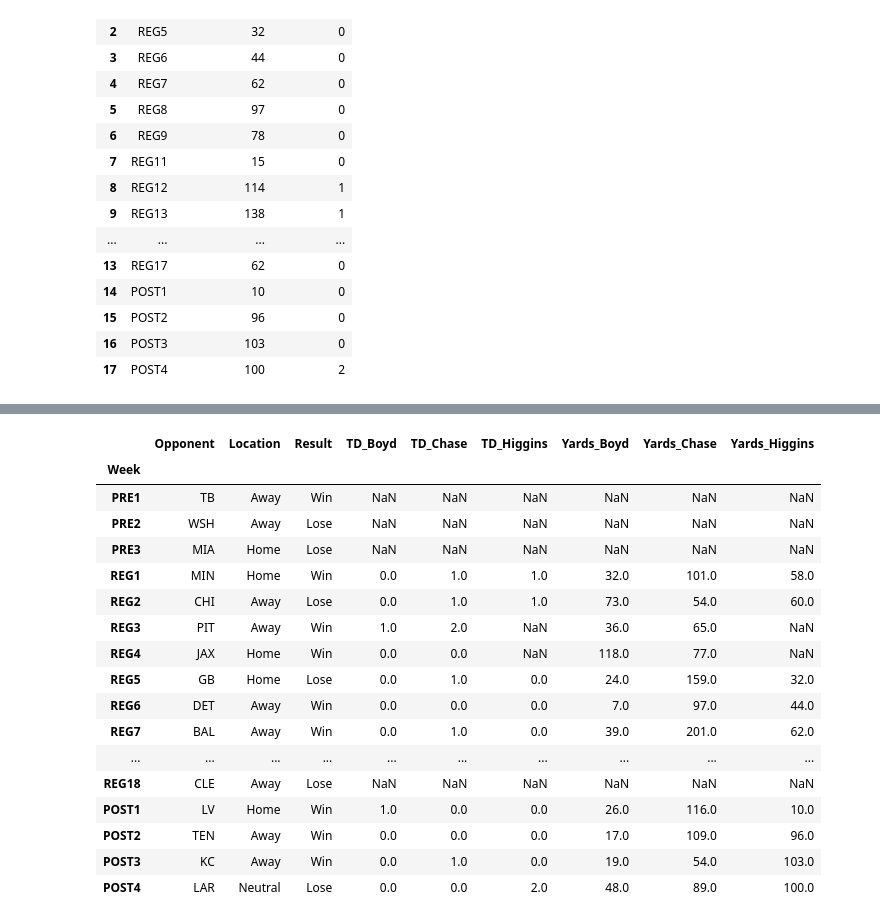
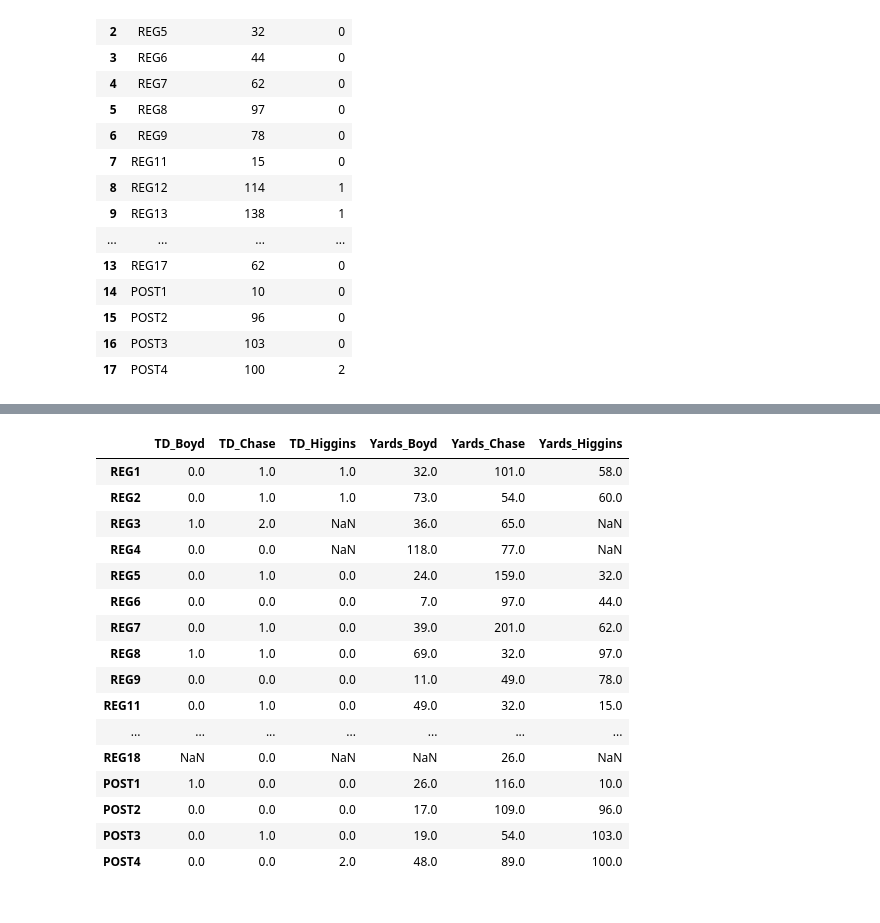
Before and after one commit to HussHam/mindex_data_test, a Jupyter notebook: bengals_script.ipynb, the cells around one changed output, grey strips where cells are left out. Cells and saved outputs as stored; diff of their text form; code cells hidden in the pictures.

Commit message:
merged together the dataframes

```diff
--- a/bengals_script.ipynb
+++ b/bengals_script.ipynb
@@ -193,23 +111,39 @@ display(final_df)
-# %%
-#There's alot of NaN in the table, lets clean some of it up before commiting it to Postgres
-final_df.fillna({'Opponent':'Bye', 'Location':'Bye','Result':'Bye'},inplace=True)
-display(final_df)
-# %% [output]
-|  | Opponent | Location | Result | TD_Boyd | TD_Chase | TD_Higgins | Yards_Boyd | Yards_Chase | Yards_Higgins |
-| Week |  |  |  |  |  |  |  |  |  |
-| PRE1 | TB | Away | Win | NaN | NaN | NaN | NaN | NaN | NaN |
-| PRE2 | WSH | Away | Lose | NaN | NaN | NaN | NaN | NaN | NaN |
-| PRE3 | MIA | Home | Lose | NaN | NaN | NaN | NaN | NaN | NaN |
-| REG1 | MIN | Home | Win | 0.0 | 1.0 | 1.0 | 32.0 | 101.0 | 58.0 |
-| REG2 | CHI | Away | Lose | 0.0 | 1.0 | 1.0 | 73.0 | 54.0 | 60.0 |
-| REG3 | PIT | Away | Win | 1.0 | 2.0 | NaN | 36.0 | 65.0 | NaN |
-| REG4 | JAX | Home | Win | 0.0 | 0.0 | NaN | 118.0 | 77.0 | NaN |
-| REG5 | GB | Home | Lose | 0.0 | 1.0 | 0.0 | 24.0 | 159.0 | 32.0 |
-| REG6 | DET | Away | Win | 0.0 | 0.0 | 0.0 | 7.0 | 97.0 | 44.0 |
-| REG7 | BAL | Away | Win | 0.0 | 1.0 | 0.0 | 39.0 | 201.0 | 62.0 |
-| ... | ... | ... | ... | ... | ... | ... | ... | ... | ... |
-| REG18 | CLE | Away | Lose | NaN | NaN | NaN | NaN | NaN | NaN |
-| POST1 | LV | Home | Win | 1.0 | 0.0 | 0.0 | 26.0 | 116.0 | 10.0 |
-| POST2 | TEN | Away | Win | 0.0 | 0.0 | 0.0 | 17.0 | 109.0 | 96.0 |
-| POST3 | KC | Away | Win | 0.0 | 1.0 | 0.0 | 19.0 | 54.0 | 103.0 |
-| POST4 | LAR | Neutral | Lose | 0.0 | 0.0 | 2.0 | 48.0 | 89.0 | 100.0 |
+# %%
+#group the recievers
+receivers = [boyd,chase,higgins]
+#set the index as week for all the DF
+receivers = [df.set_index('Week') for df in receivers]
+#join them together with the first df
+merged_wr = receivers[0].join(receivers[1:], how='outer')
+
+#Sort columns so TD's and Yard's are grouped together
+merged_wr.sort_index(axis=1, inplace=True)
+
+#REG18 is in the wrong spot, only 1 row so just manually swap it into place for now
+
+#grab the row
+reg18 = merged_wr.loc['REG18']
+#remove it from the df
+merged_wr.drop('REG18', inplace=True)
+#concat it back into the df
+merged_wr = pd.concat([merged_wr.iloc[:16], pd.DataFrame(reg18).T, merged_wr.iloc[16:]])
+
+display(merged_wr)
+# %% [output]
+|  | TD_Boyd | TD_Chase | TD_Higgins | Yards_Boyd | Yards_Chase | Yards_Higgins |
+| REG1 | 0.0 | 1.0 | 1.0 | 32.0 | 101.0 | 58.0 |
+| REG2 | 0.0 | 1.0 | 1.0 | 73.0 | 54.0 | 60.0 |
+| REG3 | 1.0 | 2.0 | NaN | 36.0 | 65.0 | NaN |
+| REG4 | 0.0 | 0.0 | NaN | 118.0 | 77.0 | NaN |
+| REG5 | 0.0 | 1.0 | 0.0 | 24.0 | 159.0 | 32.0 |
+| REG6 | 0.0 | 0.0 | 0.0 | 7.0 | 97.0 | 44.0 |
+| REG7 | 0.0 | 1.0 | 0.0 | 39.0 | 201.0 | 62.0 |
+| REG8 | 1.0 | 1.0 | 0.0 | 69.0 | 32.0 | 97.0 |
+| REG9 | 0.0 | 0.0 | 0.0 | 11.0 | 49.0 | 78.0 |
+| REG11 | 0.0 | 1.0 | 0.0 | 49.0 | 32.0 | 15.0 |
+| ... | ... | ... | ... | ... | ... | ... |
+| REG18 | NaN | 0.0 | NaN | NaN | 26.0 | NaN |
+| POST1 | 1.0 | 0.0 | 0.0 | 26.0 | 116.0 | 10.0 |
+| POST2 | 0.0 | 0.0 | 0.0 | 17.0 | 109.0 | 96.0 |
+| POST3 | 0.0 | 1.0 | 0.0 | 19.0 | 54.0 | 103.0 |
+| POST4 | 0.0 | 0.0 | 2.0 | 48.0 | 89.0 | 100.0 |
```
Also changed, not shown: parts of 6 cells of this notebook.
